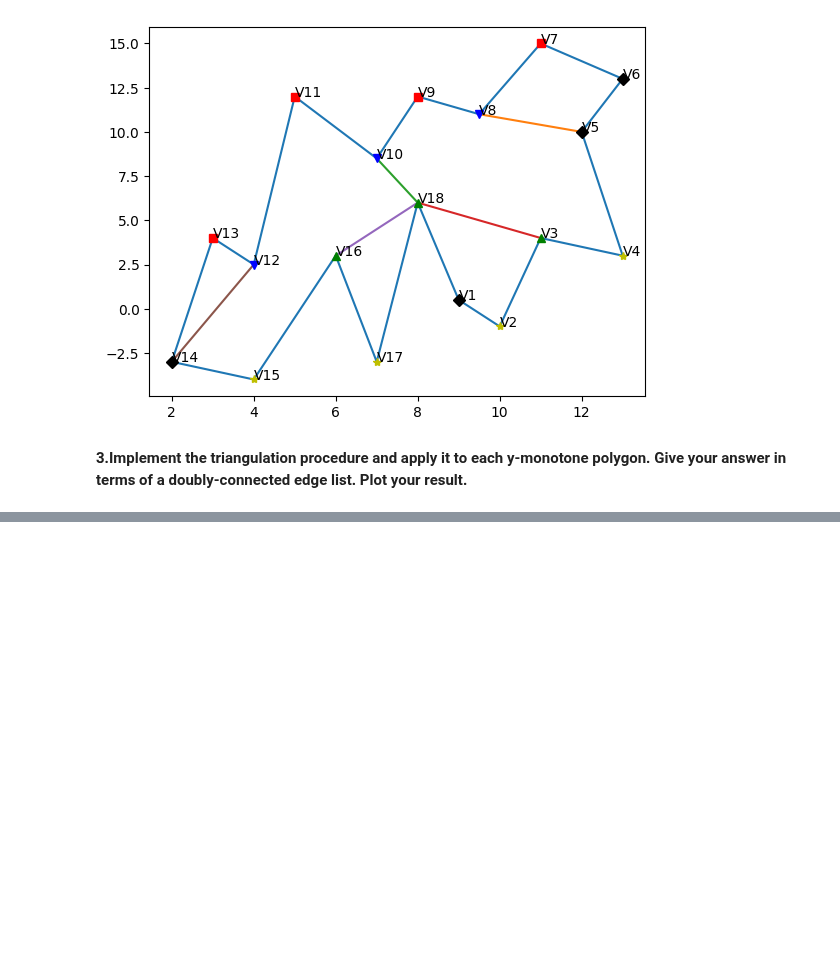
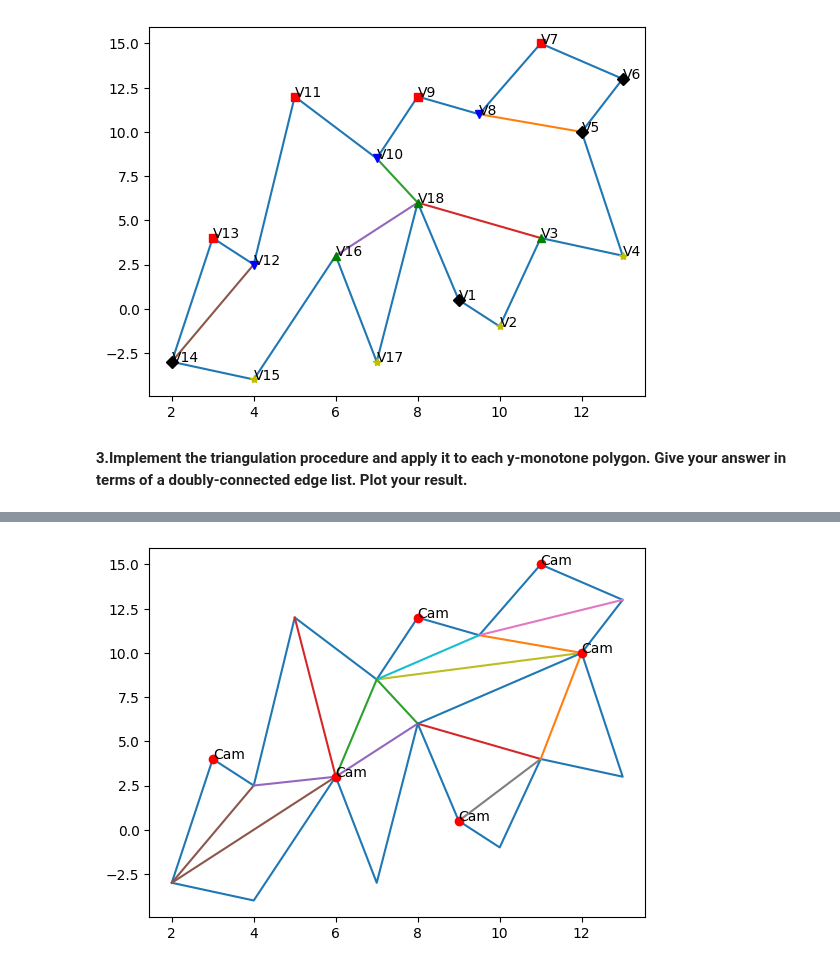
Before and after one commit to DayaVale/Geometria_Computacional, a Jupyter notebook: Homework2/Homework2.ipynb, the cells around one changed output, grey strips where cells are left out. Saved outputs shown, nothing was run; the diff lists cells and outputs as text; code cells hidden in the pictures; blank space fills up the shorter version.

```diff
--- a/Homework2/Homework2.ipynb
+++ b/Homework2/Homework2.ipynb
@@ -1202,0 +1284,42 @@ triangulation_polygon_all(DCEL1)
+# %%
+def graphic_camaras(DCEL1,c):
+    P = DCEL1.list_vertex
+
+    xcor = []
+    ycor = []
+    for i in DCEL1.list_edge:
+        if(i.name[0] == 'e'):
+            if (int(float(i.name[1:])) < 18) :
+                xcor.append(i.origin.x)
+                ycor.append(i.origin.y)
+            elif (int(float(i.name[1:])) == 18):
+
+                xcor.append(i.origin.x)
+                ycor.append(i.origin.y)
+                xcor.append(i.queue.x)
+                ycor.append(i.queue.y)
+
+            else:
+                plt.plot(xcor,ycor)
+                xcor = []
+                ycor = []
+                xcor.append(i.origin.x)
+                ycor.append(i.origin.y)
+                xcor.append(i.queue.x)
+                ycor.append(i.queue.y)
+
+    plt.plot(xcor,ycor)
+    #plot faces
+    for n in P:
+        if n.color == c: # Square
+            plt.annotate('Cam', xy = (n.x, n.y), xytext=(n.x, n.y))
+            plt.plot(n.x,n.y, "ro")
+
+
+
+
+plt.show()
+# %%
+graphic_camaras(DCEL1,c)
+# %% [output]
+[figure, added]
```
Also changed, not shown: parts of 33 cells of this notebook, 1 other file.
